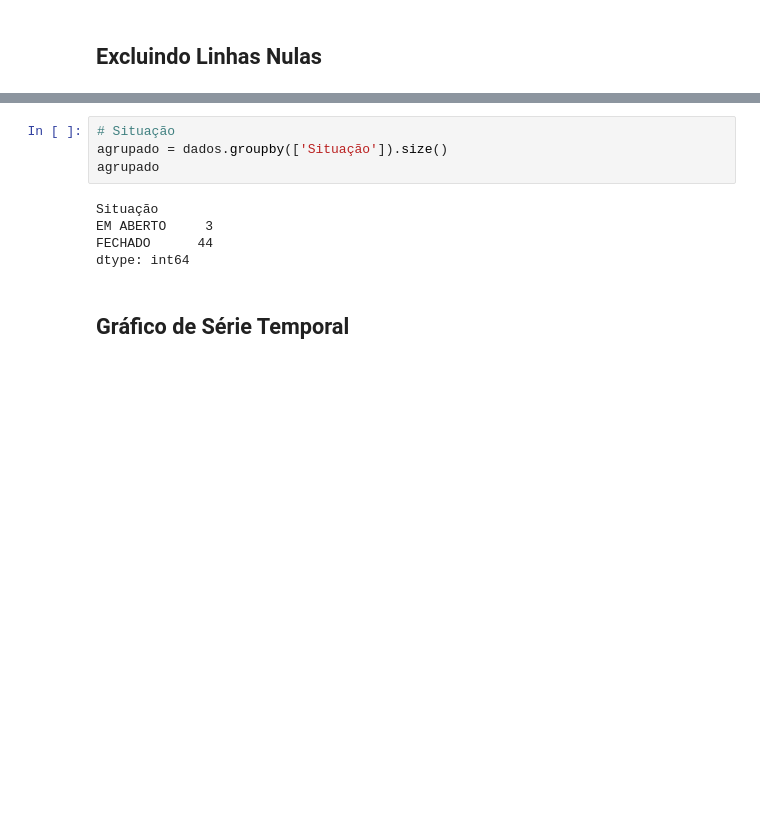
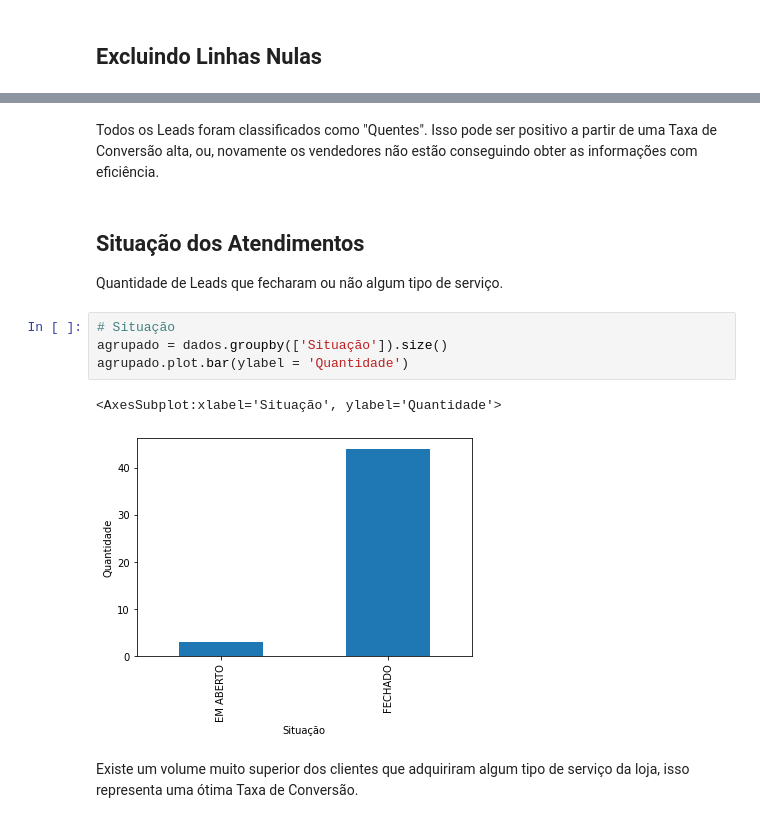
Before and after one commit to hgosouza1/Data-Science, a Jupyter notebook: Projeto Pessoal/Estética Automotiva/Relatório de Vendas.ipynb, the cells around one changed output, grey strips where cells are left out. Drawn from its saved outputs; the diff is of its cells as text; blank space fills up the shorter version.

```diff
--- a/Projeto Pessoal/Estética Automotiva/Relatório de Vendas.ipynb
+++ b/Projeto Pessoal/Estética Automotiva/Relatório de Vendas.ipynb
@@ -76,11 +107,14 @@ dtype: int64
+# %% [markdown]
+Todos os Leads foram classificados como "Quentes". Isso pode ser positivo a partir de uma Taxa de Conversão alta, ou, novamente os vendedores não estão conseguindo obter as informações com eficiência.
+# %% [markdown]
+## Situação dos Atendimentos
+Quantidade de Leads que fecharam ou não algum tipo de serviço.
 # %%
 # Situação
 agrupado = dados.groupby(['Situação']).size()
-agrupado
+agrupado.plot.bar(ylabel = 'Quantidade')
 # %% [output]
-Situação
-EM ABERTO     3
-FECHADO      44
-dtype: int64
+<AxesSubplot:xlabel='Situação', ylabel='Quantidade'>
+[figure, added]
-# %% [markdown]
-## Gráfico de Série Temporal
+# %% [markdown]
+Existe um volume muito superior dos clientes que adquiriram algum tipo de serviço da loja, isso representa uma ótima Taxa de Conversão.
```
Also changed, not shown: parts of 13 cells of this notebook.
